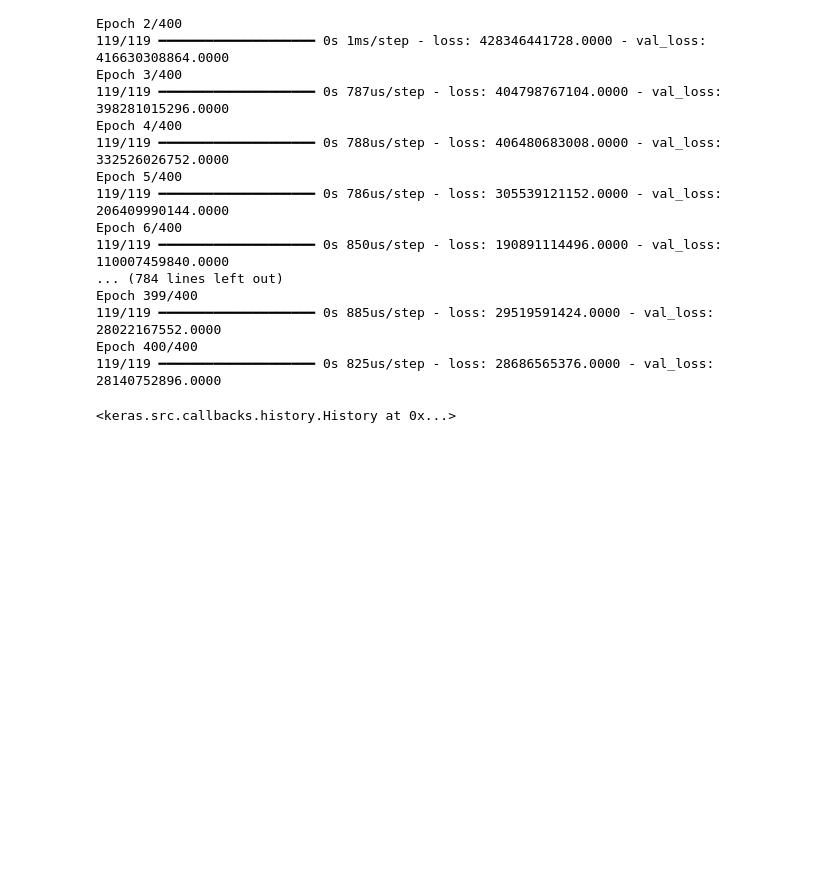
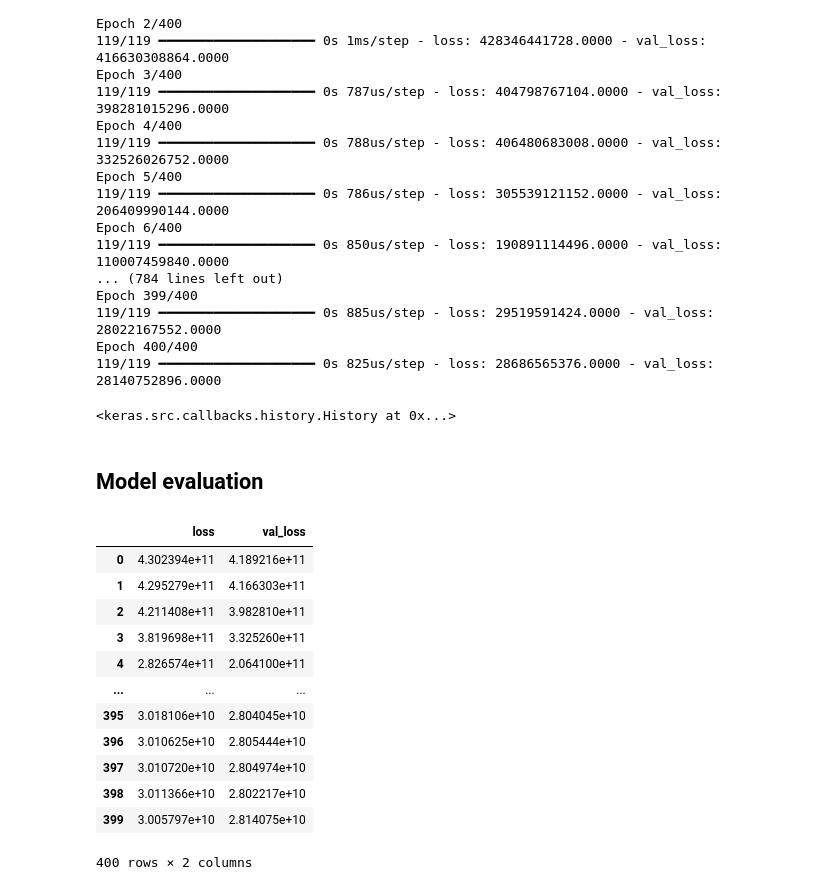
Before and after one commit to JoseiPG1/Notes-on-Machine-Learning-and-Neural-Networks, a Jupyter notebook: Lectures Notes/Deep Learning/tensorflow_regresion.ipynb, the cells around one changed output. Drawn from its saved outputs; the diff is of its cells as text; code cells hidden in the pictures; blank space fills up the shorter version.

```diff
--- a/Lectures Notes/Deep Learning/tensorflow_regresion.ipynb
+++ b/Lectures Notes/Deep Learning/tensorflow_regresion.ipynb
@@ -317,3 +317,22 @@ Epoch 399/400
 Epoch 400/400
 119/119 ━━━━━━━━━━━━━━━━━━━━ 0s 825us/step - loss: 28686565376.0000 - val_loss: 28140752896.0000
 <keras.src.callbacks.history.History at 0x...>
+# %% [markdown]
+## Model evaluation
+# %%
+losses = pd.DataFrame(model.history.history)
+losses
+# %% [output]
+|  | loss | val_loss |
+| 0 | 4.302394e+11 | 4.189216e+11 |
+| 1 | 4.295279e+11 | 4.166303e+11 |
+| 2 | 4.211408e+11 | 3.982810e+11 |
+| 3 | 3.819698e+11 | 3.325260e+11 |
+| 4 | 2.826574e+11 | 2.064100e+11 |
+| ... | ... | ... |
+| 395 | 3.018106e+10 | 2.804045e+10 |
+| 396 | 3.010625e+10 | 2.805444e+10 |
+| 397 | 3.010720e+10 | 2.804974e+10 |
+| 398 | 3.011366e+10 | 2.802217e+10 |
+| 399 | 3.005797e+10 | 2.814075e+10 |
+400 rows × 2 columns
```
Also changed, not shown: parts of 14 cells of this notebook.
